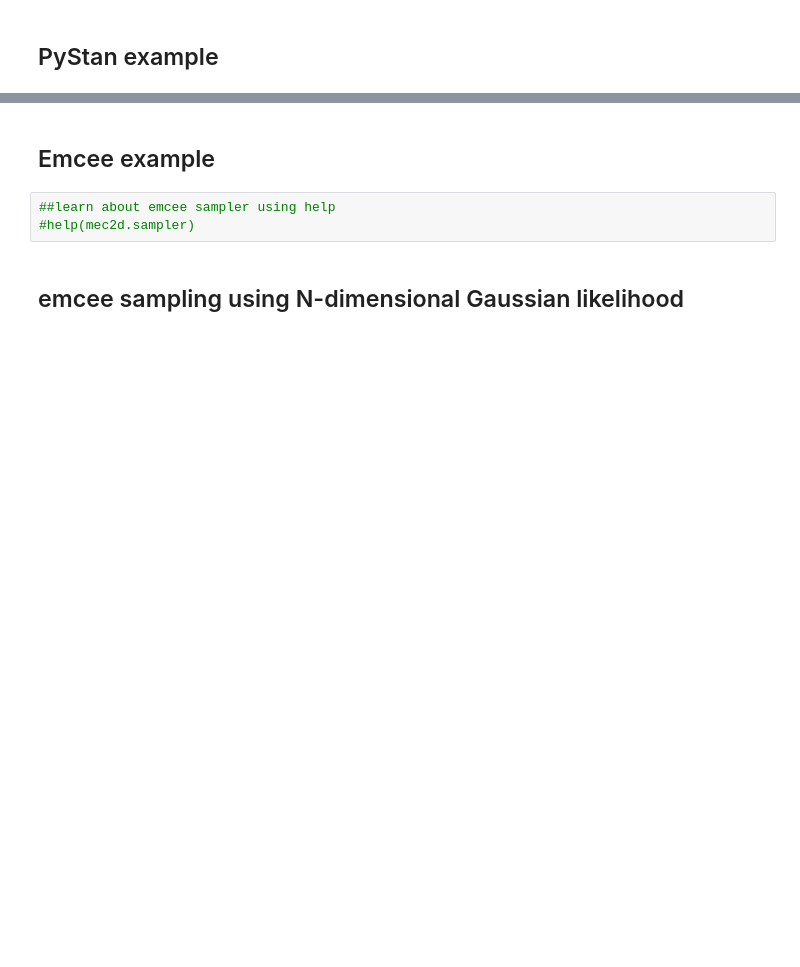
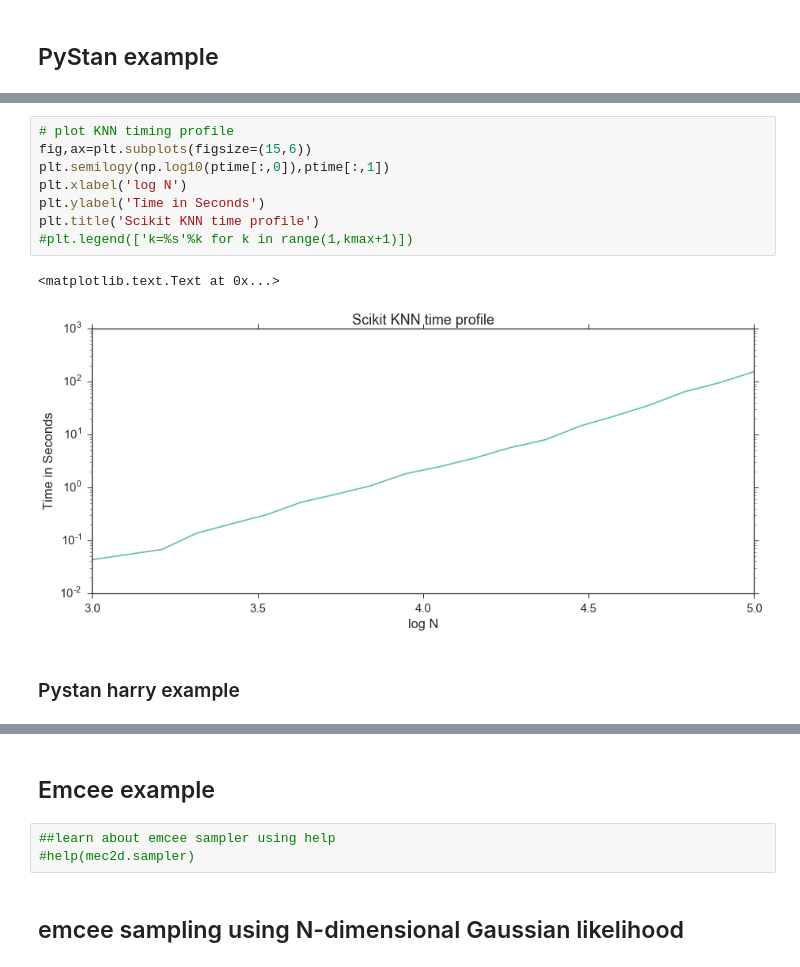
Before and after one commit to yabebalFantaye/BayesSchool2016, a Jupyter notebook: mcmc_samplers.ipynb, the cells around one changed output, grey strips where cells are left out. Drawn from its saved outputs; the diff is of its cells as text; blank space fills up the shorter version.

```diff
--- a/mcmc_samplers.ipynb
+++ b/mcmc_samplers.ipynb
@@ -94,0 +153,13 @@ gdstans.corner()
+# %%
+# plot KNN timing profile
+fig,ax=plt.subplots(figsize=(15,6))
+plt.semilogy(np.log10(ptime[:,0]),ptime[:,1])
+plt.xlabel('log N')
+plt.ylabel('Time in Seconds')
+plt.title('Scikit KNN time profile')
+#plt.legend(['k=%s'%k for k in range(1,kmax+1)])
+# %% [output]
+<matplotlib.text.Text at 0x...>
+[figure, added]
+# %% [markdown]
+### Pystan harry example
```
Also changed, not shown: parts of 17 cells of this notebook, 20 other files.
